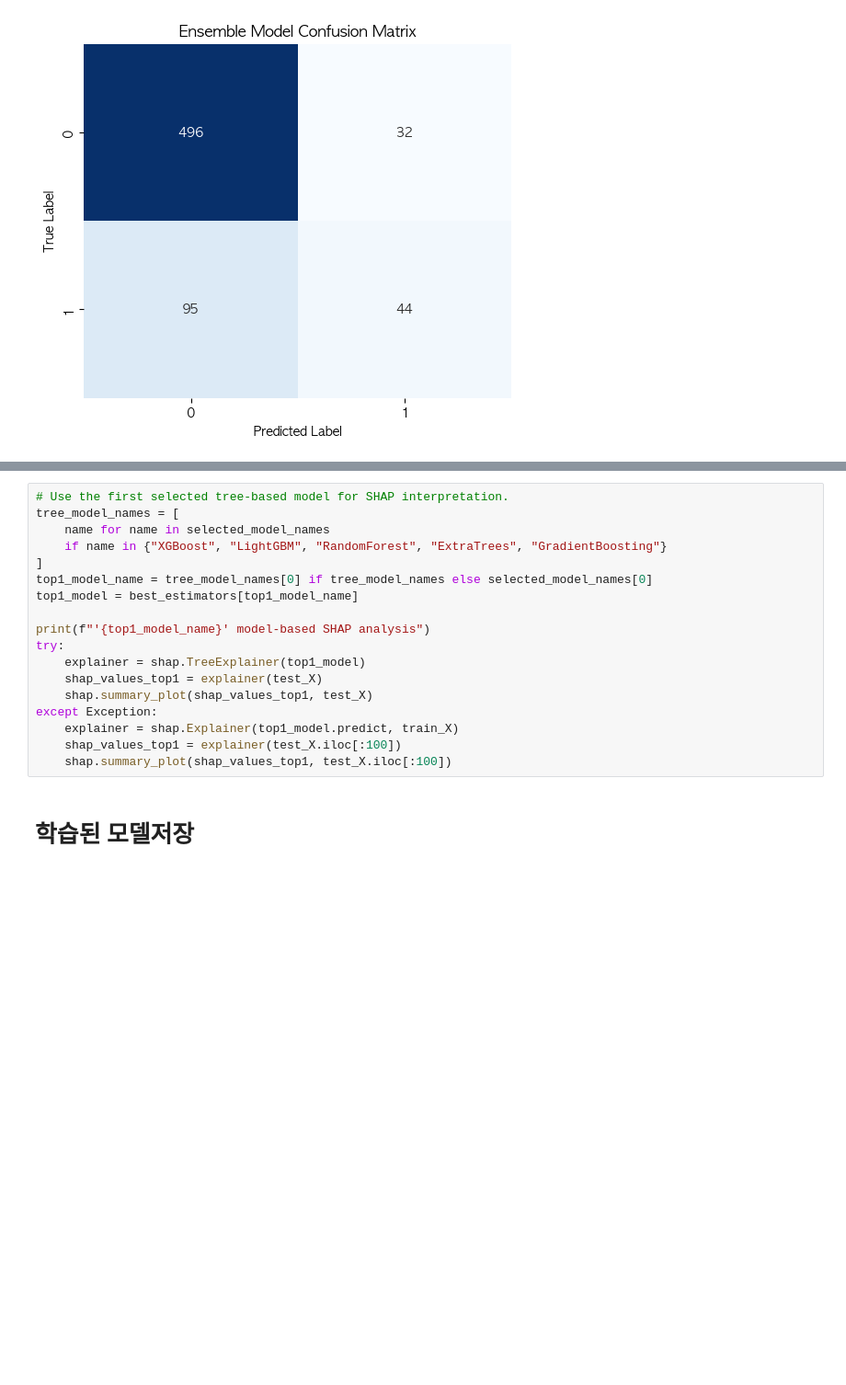
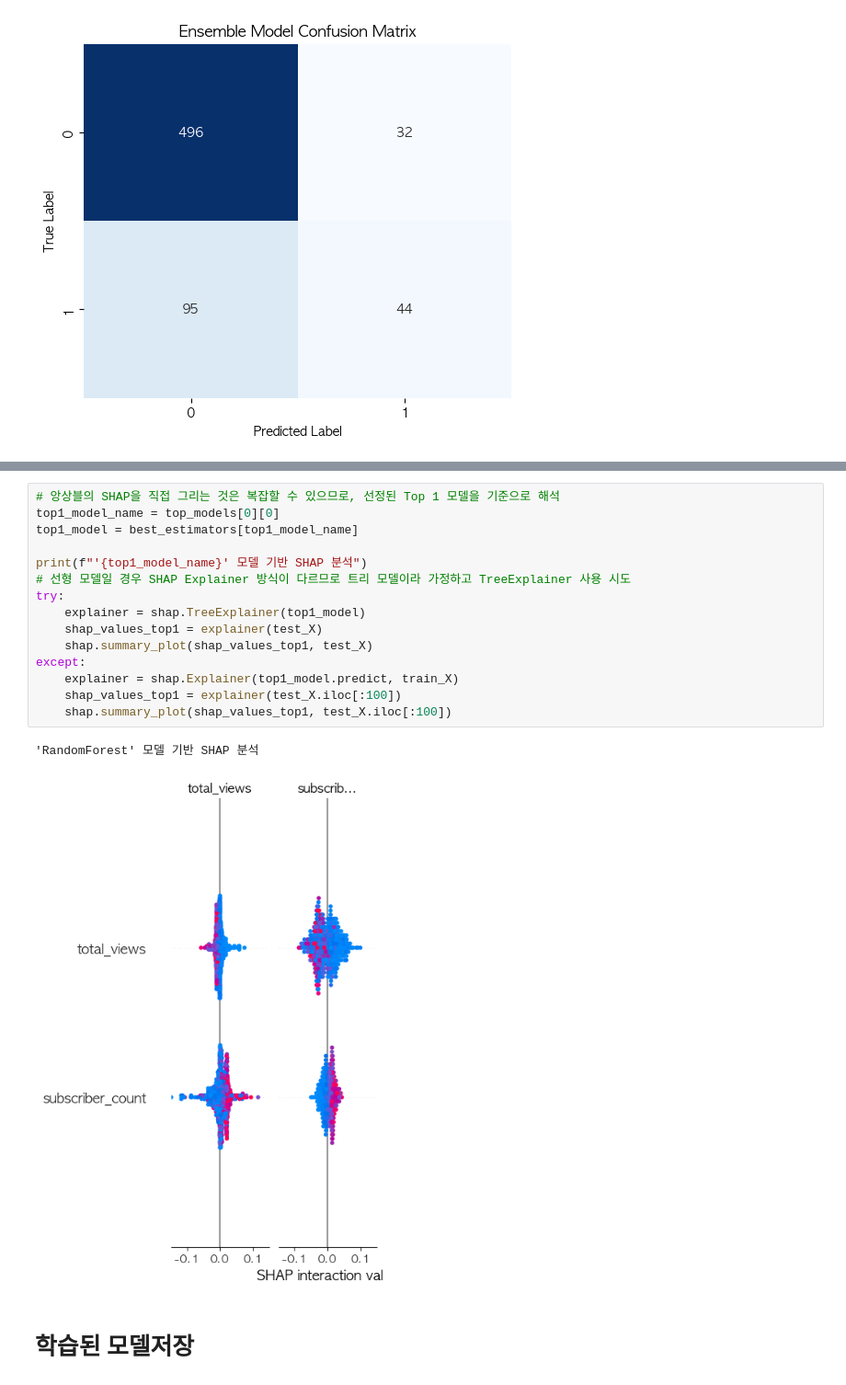
Before and after one commit to SKNETWORKS-FAMILY-AICAMP/SKN30-2nd-1Team, a Jupyter notebook: notebooks/02_modeling/best_ensemble_tuning_pipeline.ipynb, the cells around one changed output, grey strips where cells are left out. Shown at 92% size. Saved outputs shown, nothing was run; the diff lists cells and outputs as text; blank space fills up the shorter version.

```diff
--- a/notebooks/02_modeling/best_ensemble_tuning_pipeline.ipynb
+++ b/notebooks/02_modeling/best_ensemble_tuning_pipeline.ipynb
@@ -451,21 +337,21 @@ Use the first selected tree-based ensemble member for SHAP interpretation becaus
 # %%
-# Use the first selected tree-based model for SHAP interpretation.
-tree_model_names = [
-    name for name in selected_model_names
-    if name in {"XGBoost", "LightGBM", "RandomForest", "ExtraTrees", "GradientBoosting"}
-]
-top1_model_name = tree_model_names[0] if tree_model_names else selected_model_names[0]
+# 앙상블의 SHAP을 직접 그리는 것은 복잡할 수 있으므로, 선정된 Top 1 모델을 기준으로 해석
+top1_model_name = top_models[0][0]
 top1_model = best_estimators[top1_model_name]
 
-print(f"'{top1_model_name}' model-based SHAP analysis")
+print(f"'{top1_model_name}' 모델 기반 SHAP 분석")
+# 선형 모델일 경우 SHAP Explainer 방식이 다르므로 트리 모델이라 가정하고 TreeExplainer 사용 시도
 try:
     explainer = shap.TreeExplainer(top1_model)
     shap_values_top1 = explainer(test_X)
     shap.summary_plot(shap_values_top1, test_X)
-except Exception:
+except:
     explainer = shap.Explainer(top1_model.predict, train_X)
     shap_values_top1 = explainer(test_X.iloc[:100])
     shap.summary_plot(shap_values_top1, test_X.iloc[:100])
+# %% [output]
+'RandomForest' 모델 기반 SHAP 분석
+[figure, added]
 # %% [markdown]
 # 학습된 모델저장
 # %%
```
Also changed, not shown: parts of 13 cells of this notebook.
